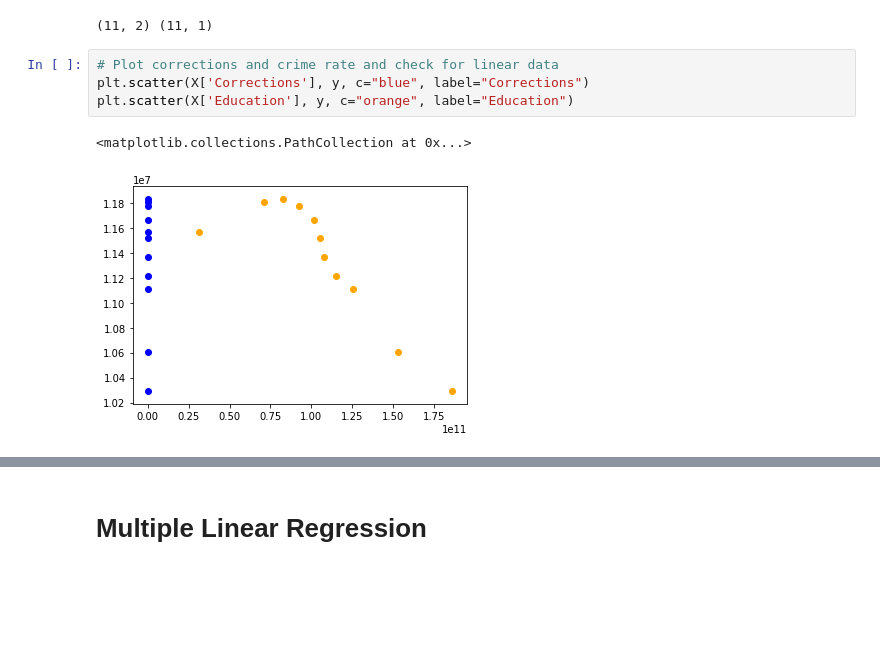
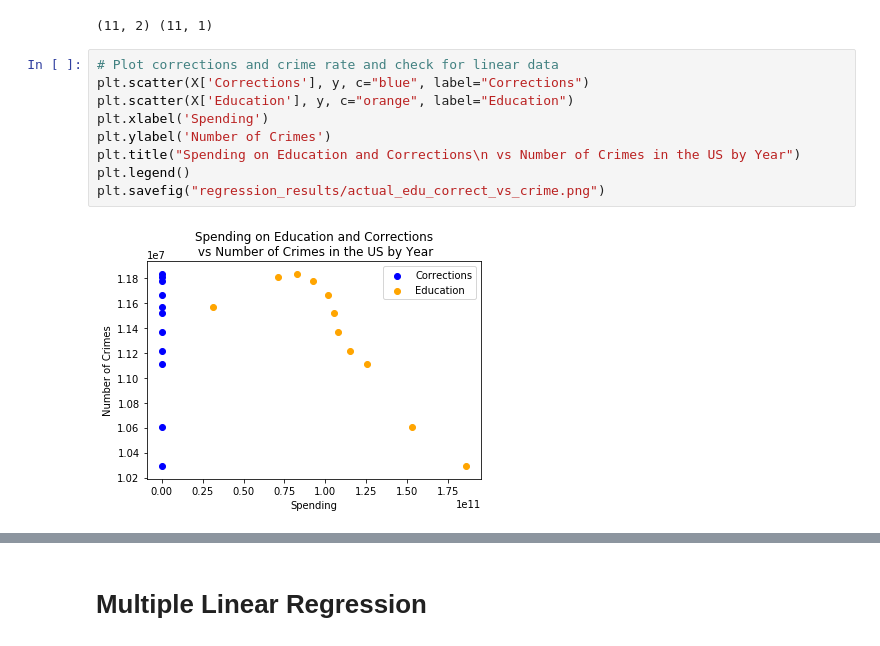
Before and after one commit to bkcno/teamawesome, a Jupyter notebook: Crime_regression_prediction.ipynb, the cells around one changed output, grey strips where cells are left out. Drawn from its saved outputs; the diff is of its cells as text; blank space fills up the shorter version.

```diff
--- a/Crime_regression_prediction.ipynb
+++ b/Crime_regression_prediction.ipynb
@@ -103,7 +103,11 @@ print(X.shape, y.shape)
 # %%
 # Plot corrections and crime rate and check for linear data
 plt.scatter(X['Corrections'], y, c="blue", label="Corrections")
 plt.scatter(X['Education'], y, c="orange", label="Education")
+plt.xlabel('Spending')
+plt.ylabel('Number of Crimes')
+plt.title("Spending on Education and Corrections\n vs Number of Crimes in the US by Year")
+plt.legend()
+plt.savefig("regression_results/actual_edu_correct_vs_crime.png")
 # %% [output]
-<matplotlib.collections.PathCollection at 0x...>
-[figure, old version]
+[figure, new version]
```
Also changed, not shown: parts of 13 cells of this notebook.
